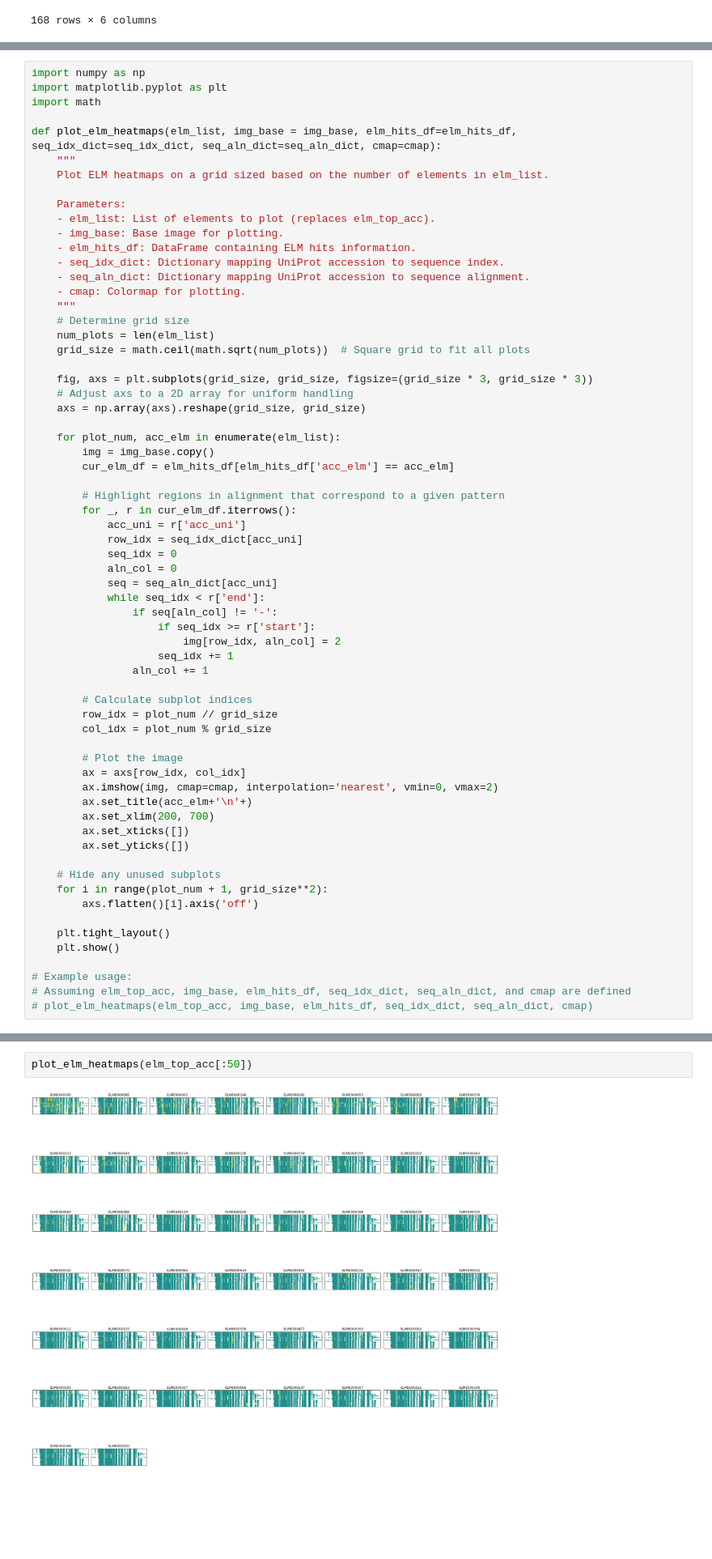
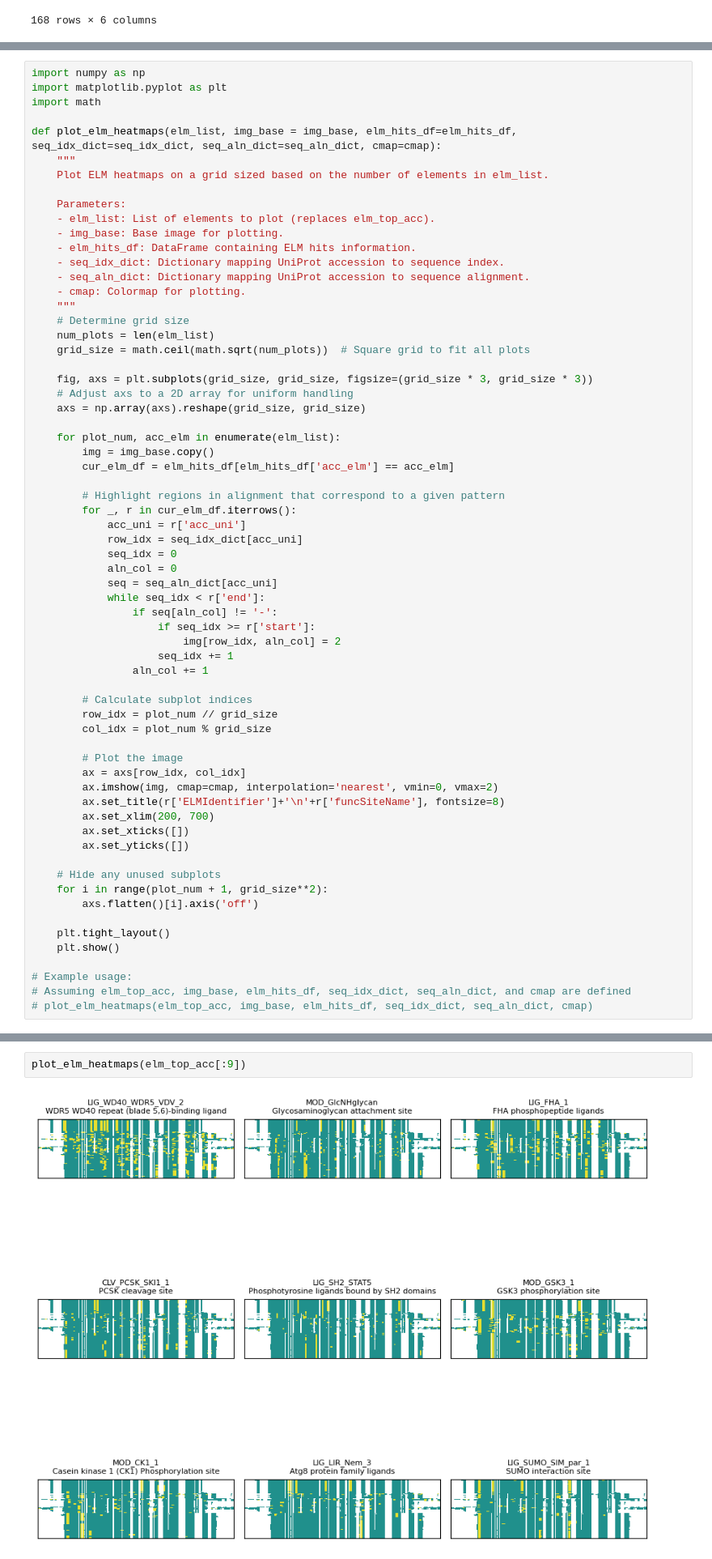
Before and after one commit to marcouderzo/BioData-PdxK-ThiD-FamilyModel, a Jupyter notebook: family.ipynb, the cells around one changed output, grey strips where cells are left out. Shown at 81% size. Cells and saved outputs as stored; diff of their text form.

```diff
--- a/family.ipynb
+++ b/family.ipynb
@@ -2023,7 +2036,7 @@ def plot_elm_heatmaps(elm_list, img_base = img_base, elm_hits_df=elm_hits_df, se
         # Plot the image
         ax = axs[row_idx, col_idx]
         ax.imshow(img, cmap=cmap, interpolation='nearest', vmin=0, vmax=2)
-        ax.set_title(acc_elm+'\n'+)
+        ax.set_title(r['ELMIdentifier']+'\n'+r['funcSiteName'], fontsize=8)
         ax.set_xlim(200, 700)
         ax.set_xticks([])
         ax.set_yticks([])
@@ -2046,6 +2059,6 @@ elm[elm['Accession'] == 'ELME000365']['Probability']
 270    0.046779
 Name: Probability, dtype: float64
 # %%
-plot_elm_heatmaps(elm_top_acc[:50])
+plot_elm_heatmaps(elm_top_acc[:9])
 # %% [output]
-[figure, old version]
+[figure, new version]
```
Also changed, not shown: parts of 10 cells of this notebook.
